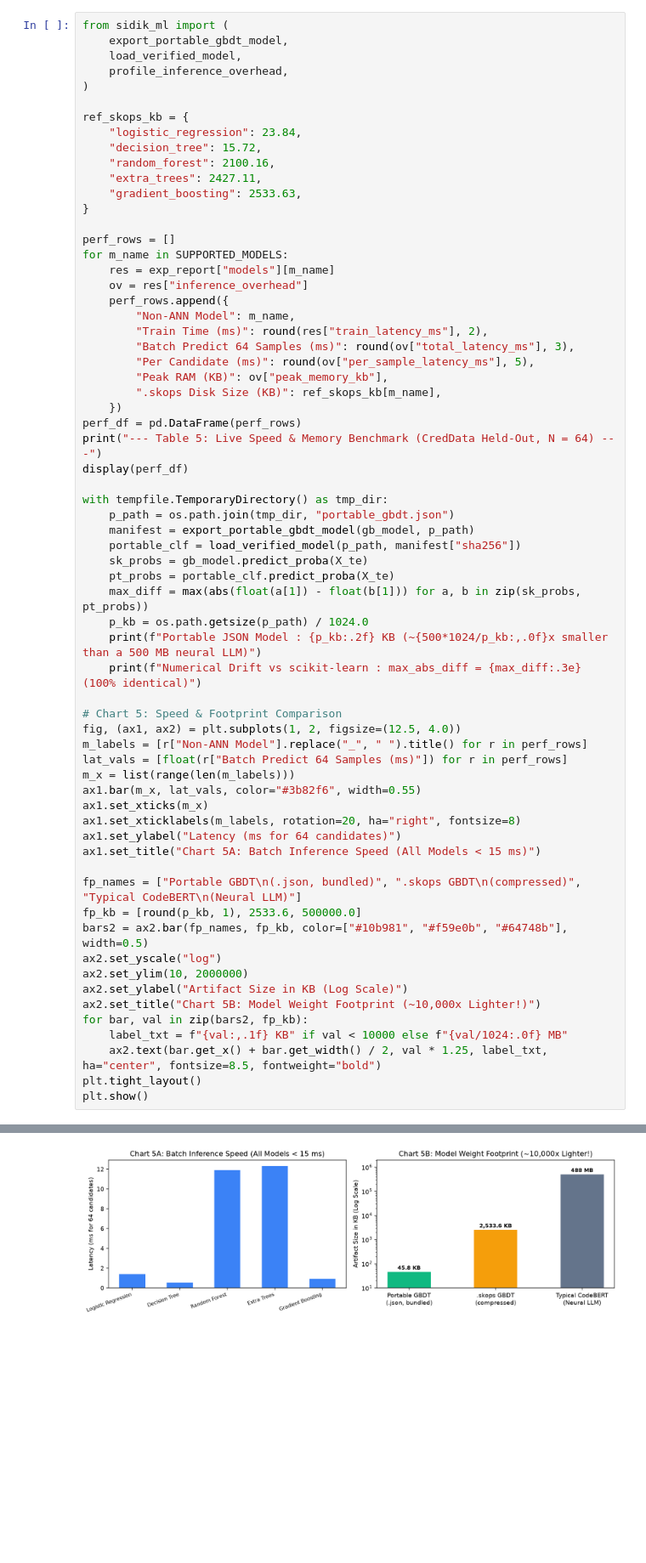
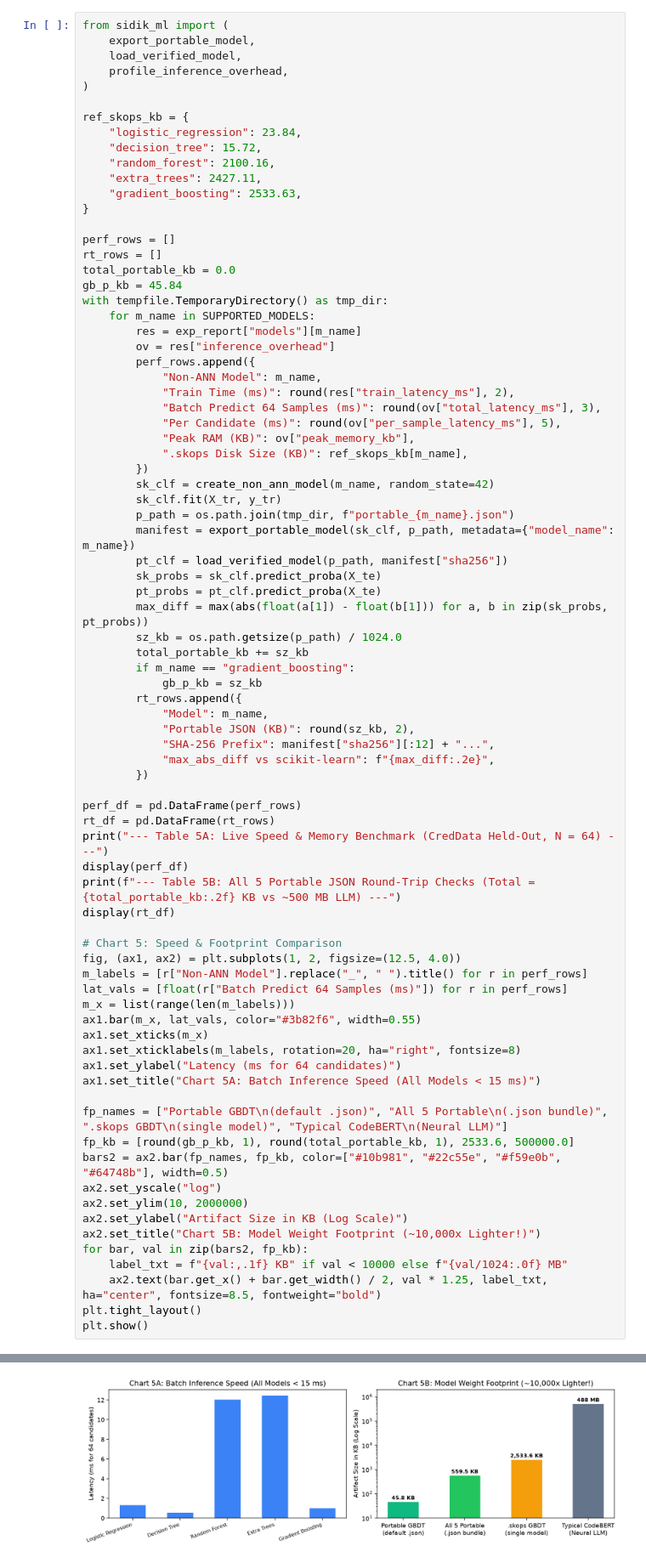
Before and after one commit to actions-marketplace-validations/radityobw_SIDIK-ML, a Jupyter notebook: notebooks/quickstart.ipynb, the cells around one changed output, grey strips where cells are left out. Shown at 85% size. Cells and saved outputs as stored; diff of their text form; blank space fills up the shorter version.

Commit message:
feat(models): bundle all 5 pre-trained Non-ANN portable models for v0.5.8

```diff
--- a/notebooks/quickstart.ipynb
+++ b/notebooks/quickstart.ipynb
@@ -768,7 +788,7 @@ However, **`Hybrid Condition C1` (`Post-SIDIK + Fail-Safe`)** rises above both s
 Heavy deep-learning models (like `CodeBERT`, ~500 MB) often need a GPU and slow down CI/CD pipelines. Let us benchmark all 5 Non-ANN models live on your machine right now, export `Gradient Boosting` to SIDIK-ML's **zero-dependency Portable JSON format**, and verify numerical equivalence.
 # %%
 from sidik_ml import (
-    export_portable_gbdt_model,
+    export_portable_model,
     load_verified_model,
     profile_inference_overhead,
 )
@@ -782,31 +802,46 @@ ref_skops_kb = {
 }
 
 perf_rows = []
-for m_name in SUPPORTED_MODELS:
-    res = exp_report["models"][m_name]
-    ov = res["inference_overhead"]
-    perf_rows.append({
-        "Non-ANN Model": m_name,
-        "Train Time (ms)": round(res["train_latency_ms"], 2),
-        "Batch Predict 64 Samples (ms)": round(ov["total_latency_ms"], 3),
-        "Per Candidate (ms)": round(ov["per_sample_latency_ms"], 5),
-        "Peak RAM (KB)": ov["peak_memory_kb"],
-        ".skops Disk Size (KB)": ref_skops_kb[m_name],
-    })
+rt_rows = []
+total_portable_kb = 0.0
+gb_p_kb = 45.84
+with tempfile.TemporaryDirectory() as tmp_dir:
+    for m_name in SUPPORTED_MODELS:
+        res = exp_report["models"][m_name]
+        ov = res["inference_overhead"]
+        perf_rows.append({
+            "Non-ANN Model": m_name,
+            "Train Time (ms)": round(res["train_latency_ms"], 2),
+            "Batch Predict 64 Samples (ms)": round(ov["total_latency_ms"], 3),
+            "Per Candidate (ms)": round(ov["per_sample_latency_ms"], 5),
+            "Peak RAM (KB)": ov["peak_memory_kb"],
+            ".skops Disk Size (KB)": ref_skops_kb[m_name],
+        })
+        sk_clf = create_non_ann_model(m_name, random_state=42)
+        sk_clf.fit(X_tr, y_tr)
+        p_path = os.path.join(tmp_dir, f"portable_{m_name}.json")
+        manifest = export_portable_model(sk_clf, p_path, metadata={"model_name": m_name})
+        pt_clf = load_verified_model(p_path, manifest["sha256"])
+        sk_probs = sk_clf.predict_proba(X_te)
+        pt_probs = pt_clf.predict_proba(X_te)
+        max_diff = max(abs(float(a[1]) - float(b[1])) for a, b in zip(sk_probs, pt_probs))
+        sz_kb = os.path.getsize(p_path) / 1024.0
+        total_portable_kb += sz_kb
+        if m_name == "gradient_boosting":
+            gb_p_kb = sz_kb
+        rt_rows.append({
+            "Model": m_name,
+            "Portable JSON (KB)": round(sz_kb, 2),
+            "SHA-256 Prefix": manifest["sha256"][:12] + "...",
+            "max_abs_diff vs scikit-learn": f"{max_diff:.2e}",
+        })
+
 perf_df = pd.DataFrame(perf_rows)
-print("--- Table 5: Live Speed & Memory Benchmark (CredData Held-Out, N = 64) ---")
+rt_df = pd.DataFrame(rt_rows)
+print("--- Table 5A: Live Speed & Memory Benchmark (CredData Held-Out, N = 64) ---")
 display(perf_df)
-
-with tempfile.TemporaryDirectory() as tmp_dir:
-    p_path = os.path.join(tmp_dir, "portable_gbdt.json")
-    manifest = export_portable_gbdt_model(gb_model, p_path)
-    portable_clf = load_verified_model(p_path, manifest["sha256"])
-    sk_probs = gb_model.predict_proba(X_te)
-    pt_probs = portable_clf.predict_proba(X_te)
-    max_diff = max(abs(float(a[1]) - float(b[1])) for a, b in zip(sk_probs, pt_probs))
-    p_kb = os.path.getsize(p_path) / 1024.0
-    print(f"Portable JSON Model : {p_kb:.2f} KB (~{500*1024/p_kb:,.0f}x smaller than a 500 MB neural LLM)")
-    print(f"Numerical Drift vs scikit-learn : max_abs_diff = {max_diff:.3e} (100% identical)")
+print(f"--- Table 5B: All 5 Portable JSON Round-Trip Checks (Total = {total_portable_kb:.2f} KB vs ~500 MB LLM) ---")
+display(rt_df)
 
 # Chart 5: Speed & Footprint Comparison
 fig, (ax1, ax2) = plt.subplots(1, 2, figsize=(12.5, 4.0))
@@ -819,9 +854,9 @@ ax1.set_xticklabels(m_labels, rotation=20, ha="right", fontsize=8)
 ax1.set_ylabel("Latency (ms for 64 candidates)")
 ax1.set_title("Chart 5A: Batch Inference Speed (All Models < 15 ms)")
 
-fp_names = ["Portable GBDT\n(.json, bundled)", ".skops GBDT\n(compressed)", "Typical CodeBERT\n(Neural LLM)"]
-fp_kb = [round(p_kb, 1), 2533.6, 500000.0]
-bars2 = ax2.bar(fp_names, fp_kb, color=["#10b981", "#f59e0b", "#64748b"], width=0.5)
+fp_names = ["Portable GBDT\n(default .json)", "All 5 Portable\n(.json bundle)", ".skops GBDT\n(single model)", "Typical CodeBERT\n(Neural LLM)"]
+fp_kb = [round(gb_p_kb, 1), round(total_portable_kb, 1), 2533.6, 500000.0]
+bars2 = ax2.bar(fp_names, fp_kb, color=["#10b981", "#22c55e", "#f59e0b", "#64748b"], width=0.5)
 ax2.set_yscale("log")
 ax2.set_ylim(10, 2000000)
 ax2.set_ylabel("Artifact Size in KB (Log Scale)")
@@ -844,4 +884,4 @@ Numerical Drift vs scikit-learn : max_abs_diff = 1.015e-13 (100% identical)
-[figure, old version]
+[figure, new version]
 # %% [markdown]
 ---
 
```
Also changed, not shown: parts of 4 cells of this notebook, 18 other files.
